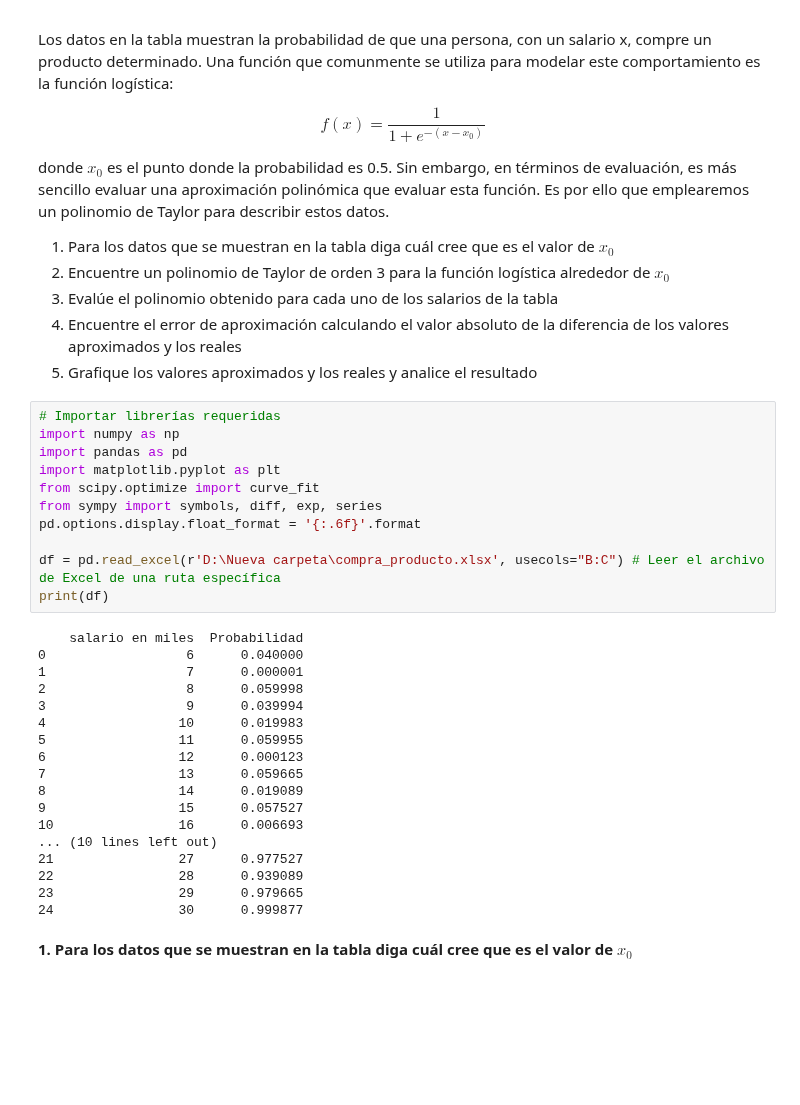
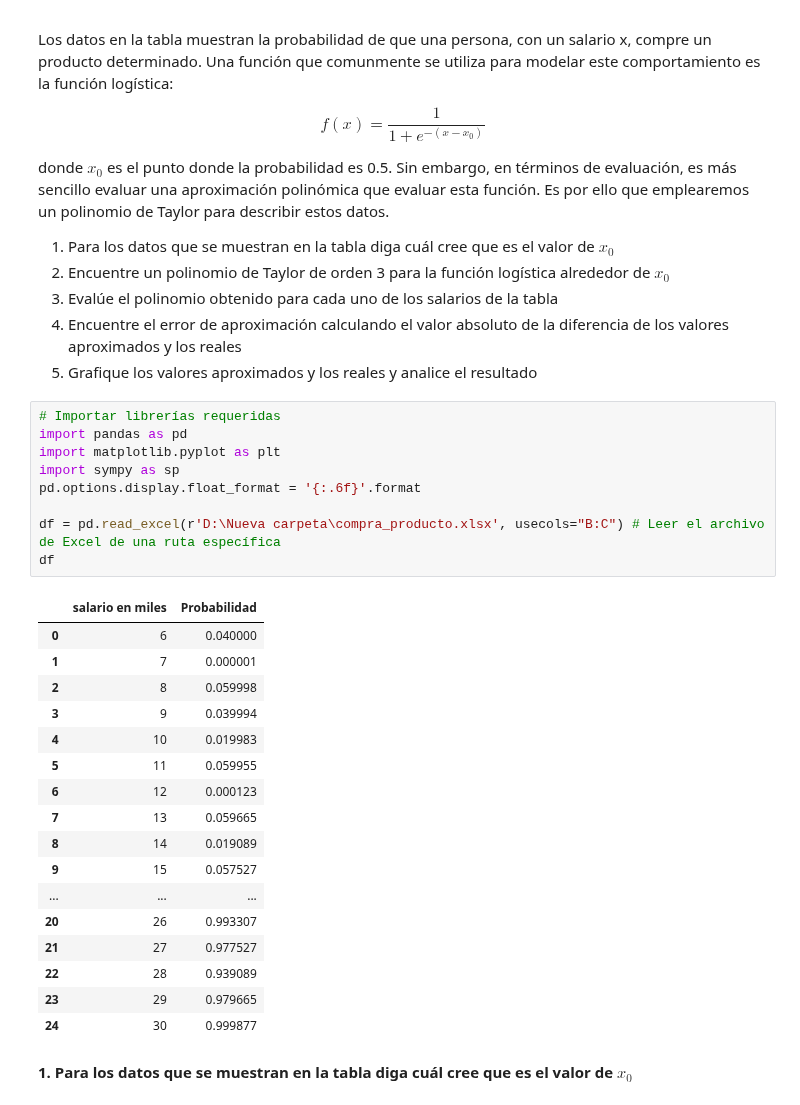
Before and after one commit to AminadabC/MIAAD, a Jupyter notebook: Matematicas/Actividad_Taylor.ipynb, the cells around one changed output. Cells and saved outputs as stored; diff of their text form; blank space fills up the shorter version.

```diff
--- a/Matematicas/Actividad_Taylor.ipynb
+++ b/Matematicas/Actividad_Taylor.ipynb
@@ -24,33 +24,31 @@ aproximados y los reales
 5. Grafique los valores aproximados y los reales y analice el resultado
 # %%
 # Importar librerías requeridas
-import numpy as np
 import pandas as pd
 import matplotlib.pyplot as plt
-from scipy.optimize import curve_fit
-from sympy import symbols, diff, exp, series
+import sympy as sp
 pd.options.display.float_format = '{:.6f}'.format
 
 df = pd.read_excel(r'D:\Nueva carpeta\compra_producto.xlsx', usecols="B:C") # Leer el archivo de Excel de una ruta específica
-print(df)
+df
 # %% [output]
-    salario en miles  Probabilidad
-0                  6      0.040000
-1                  7      0.000001
-2                  8      0.059998
-3                  9      0.039994
-4                 10      0.019983
-5                 11      0.059955
-6                 12      0.000123
-7                 13      0.059665
-8                 14      0.019089
-9                 15      0.057527
-10                16      0.006693
-... (10 lines left out)
-21                27      0.977527
-22                28      0.939089
-23                29      0.979665
-24                30      0.999877
+|  | salario en miles | Probabilidad |
+| 0 | 6 | 0.040000 |
+| 1 | 7 | 0.000001 |
+| 2 | 8 | 0.059998 |
+| 3 | 9 | 0.039994 |
+| 4 | 10 | 0.019983 |
+| 5 | 11 | 0.059955 |
+| 6 | 12 | 0.000123 |
+| 7 | 13 | 0.059665 |
+| 8 | 14 | 0.019089 |
+| 9 | 15 | 0.057527 |
+| ... | ... | ... |
+| 20 | 26 | 0.993307 |
+| 21 | 27 | 0.977527 |
+| 22 | 28 | 0.939089 |
+| 23 | 29 | 0.979665 |
+| 24 | 30 | 0.999877 |
 # %% [markdown]
 **1. Para los datos que se muestran en la tabla diga cuál cree que es el valor de $ x_0 $**
 # %% [markdown]
```
Also changed, not shown: parts of 2 cells of this notebook.
